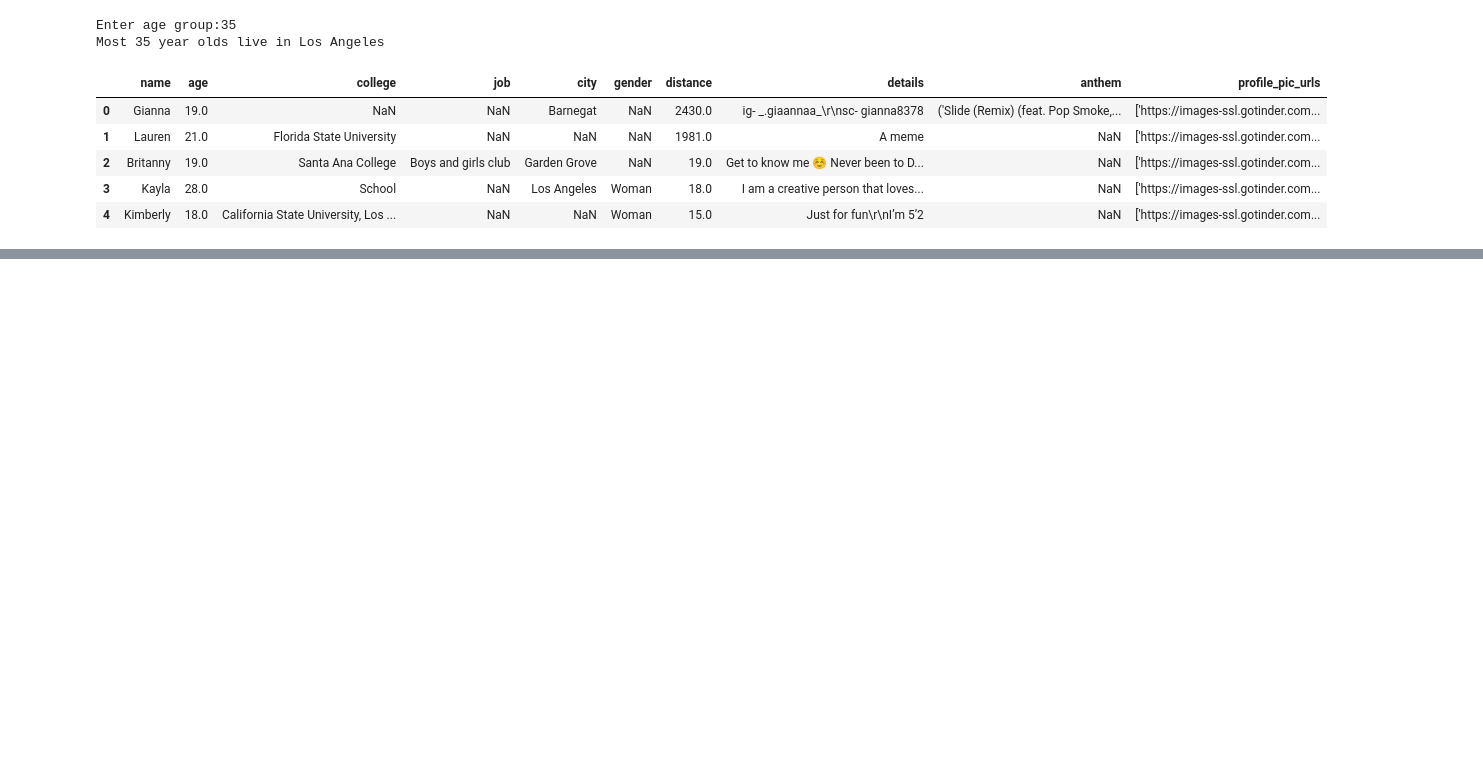
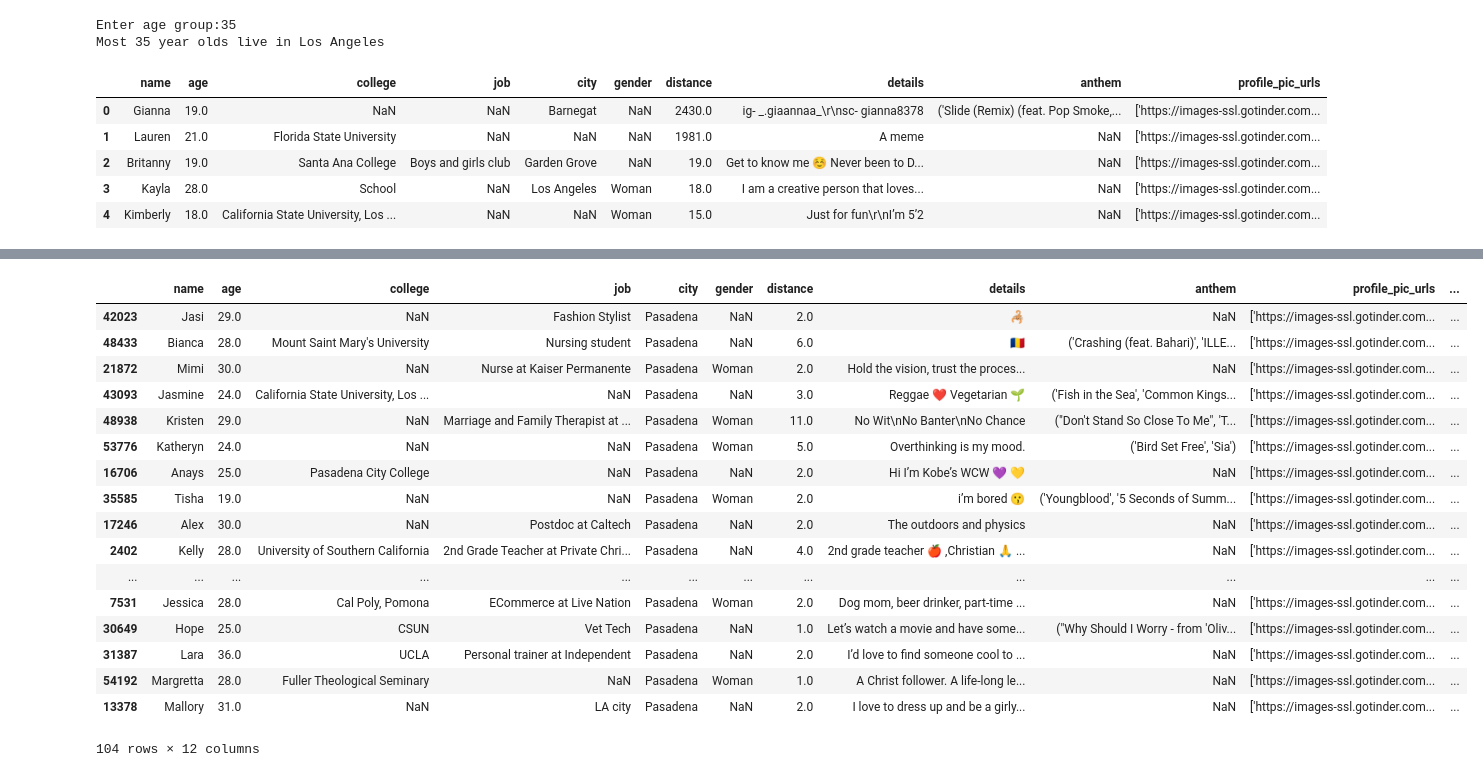
Before and after one commit to mdhwang/tinderbot, a Jupyter notebook: Interactive Graph .ipynb, the cells around one changed output, grey strips where cells are left out. Cells and saved outputs as stored; diff of their text form; code cells hidden in the pictures; blank space fills up the shorter version.

```diff
--- a/Interactive Graph .ipynb
+++ b/Interactive Graph .ipynb
@@ -70,0 +177,21 @@ data.head()
+# %%
+df.sort_values('cosine')
+# %% [output]
+|  | name | age | college | job | city | gender | distance | details | anthem | profile_pic_urls | ... |
+| 42023 | Jasi | 29.0 | NaN | Fashion Stylist | Pasadena | NaN | 2.0 | 🦂 | NaN | ['https://images-ssl.gotinder.com... | ... |
+| 48433 | Bianca | 28.0 | Mount Saint Mary's University | Nursing student | Pasadena | NaN | 6.0 | 🇷🇴 | ('Crashing (feat. Bahari)', 'ILLE... | ['https://images-ssl.gotinder.com... | ... |
+| 21872 | Mimi | 30.0 | NaN | Nurse at Kaiser Permanente | Pasadena | Woman | 2.0 | Hold the vision, trust the proces... | NaN | ['https://images-ssl.gotinder.com... | ... |
+| 43093 | Jasmine | 24.0 | California State University, Los ... | NaN | Pasadena | NaN | 3.0 | Reggae ❤️ Vegetarian 🌱 | ('Fish in the Sea', 'Common Kings... | ['https://images-ssl.gotinder.com... | ... |
+| 48938 | Kristen | 29.0 | NaN | Marriage and Family Therapist at ... | Pasadena | Woman | 11.0 | No Wit\nNo Banter\nNo Chance | ("Don't Stand So Close To Me", 'T... | ['https://images-ssl.gotinder.com... | ... |
+| 53776 | Katheryn | 24.0 | NaN | NaN | Pasadena | Woman | 5.0 | Overthinking is my mood. | ('Bird Set Free', 'Sia') | ['https://images-ssl.gotinder.com... | ... |
+| 16706 | Anays | 25.0 | Pasadena City College | NaN | Pasadena | NaN | 2.0 | Hi I’m Kobe’s WCW 💜 💛 | NaN | ['https://images-ssl.gotinder.com... | ... |
+| 35585 | Tisha | 19.0 | NaN | NaN | Pasadena | Woman | 2.0 | i’m bored 😗 | ('Youngblood', '5 Seconds of Summ... | ['https://images-ssl.gotinder.com... | ... |
+| 17246 | Alex | 30.0 | NaN | Postdoc at Caltech | Pasadena | NaN | 2.0 | The outdoors and physics | NaN | ['https://images-ssl.gotinder.com... | ... |
+| 2402 | Kelly | 28.0 | University of Southern California | 2nd Grade Teacher at Private Chri... | Pasadena | NaN | 4.0 | 2nd grade teacher 🍎 ,Christian 🙏 ... | NaN | ['https://images-ssl.gotinder.com... | ... |
+| ... | ... | ... | ... | ... | ... | ... | ... | ... | ... | ... | ... |
+| 7531 | Jessica | 28.0 | Cal Poly, Pomona | ECommerce at Live Nation | Pasadena | Woman | 2.0 | Dog mom, beer drinker, part-time ... | NaN | ['https://images-ssl.gotinder.com... | ... |
+| 30649 | Hope | 25.0 | CSUN | Vet Tech | Pasadena | NaN | 1.0 | Let’s watch a movie and have some... | ("Why Should I Worry - from 'Oliv... | ['https://images-ssl.gotinder.com... | ... |
+| 31387 | Lara | 36.0 | UCLA | Personal trainer at Independent | Pasadena | NaN | 2.0 | I’d love to find someone cool to ... | NaN | ['https://images-ssl.gotinder.com... | ... |
+| 54192 | Margretta | 28.0 | Fuller Theological Seminary | NaN | Pasadena | Woman | 1.0 | A Christ follower. A life-long le... | NaN | ['https://images-ssl.gotinder.com... | ... |
+| 13378 | Mallory | 31.0 | NaN | LA city | Pasadena | NaN | 2.0 | I love to dress up and be a girly... | NaN | ['https://images-ssl.gotinder.com... | ... |
+104 rows × 12 columns
```
Also changed, not shown: parts of 23 cells of this notebook, 2 other files.
